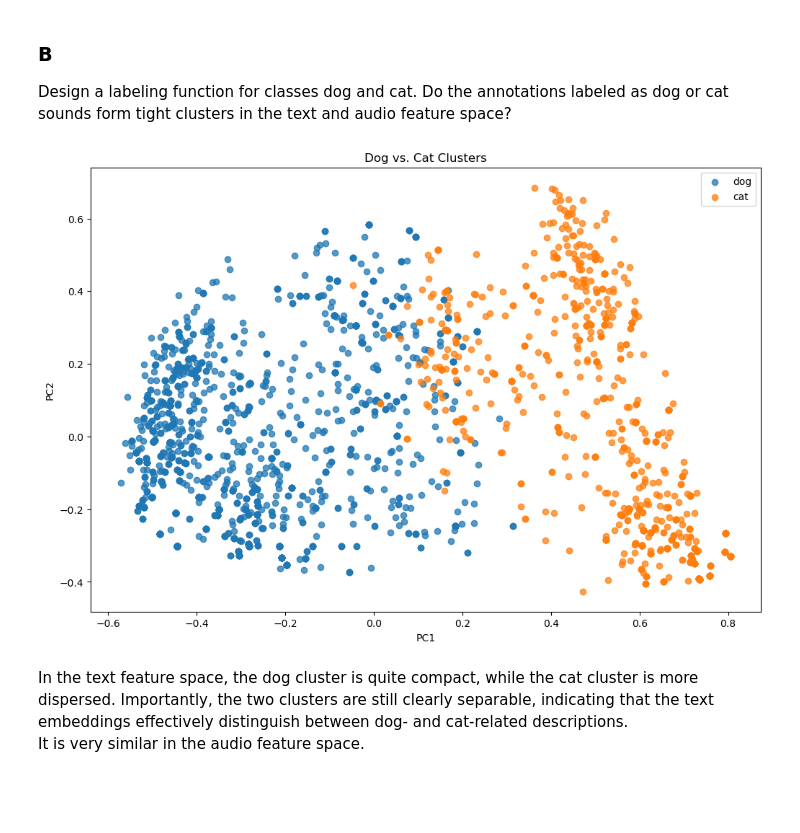
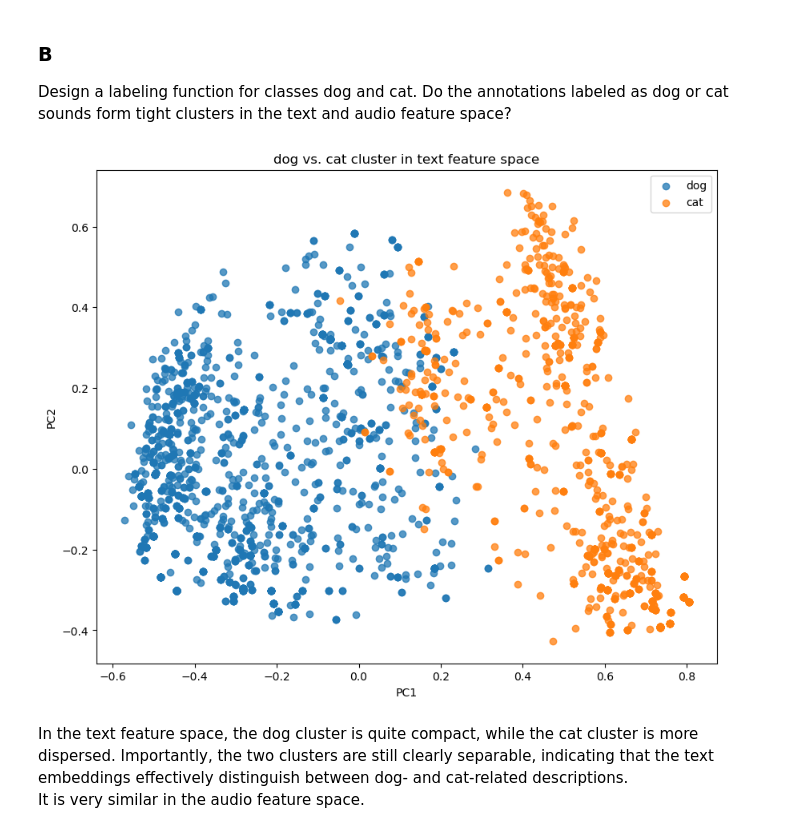
Before and after one commit to ChristophLasinger/MPLC_Team_Unequaled, a Jupyter notebook: text_features.ipynb, the cells around one changed output. Saved outputs shown, nothing was run; the diff lists cells and outputs as text; code cells hidden in the pictures; blank space fills up the shorter version.

Commit message:
finish text features notebook

```diff
--- a/text_features.ipynb
+++ b/text_features.ipynb
@@ -66,7 +66,7 @@ form tight clusters in the text and audio feature space?
 # %%
 def label_dog(text: str) -> str:
     text = text.lower()
-    if 'dog' in text or 'dog' in text:
+    if 'dog' in text or 'dogs' in text:
         return True
     return False
 
@@ -91,20 +91,20 @@ filtered_df = annotations_df[annotations_df['animal_label'].notnull()]
 # %%
 X = annotations_embeddings[filtered_df.index]
 y = filtered_df["animal_label"]
 pca2 = PCA(n_components=2)
 X_pca = pca2.fit_transform(X)
 
-plt.figure(figsize=(12, 8))
+plt.figure(figsize=(10, 8))
 for label in ["dog", "cat"]:
     idx = y == label
     plt.scatter(X_pca[idx, 0], X_pca[idx, 1], label=label, alpha=0.75)
 plt.legend()
-plt.title("Dog vs. Cat Clusters")
+plt.title("dog vs. cat cluster in text feature space")
 plt.xlabel("PC1")
 plt.ylabel("PC2")
 plt.show()
 # %% [output]
-[figure, old version]
+[figure, new version]
 # %% [markdown]
 In the text feature space, the dog cluster is quite compact, while the cat cluster is more dispersed. Importantly, the two clusters are still clearly separable, indicating that the text embeddings effectively distinguish between dog- and cat-related descriptions. <br>
 It is very similar in the audio feature space.
```
Also changed, not shown: parts of 6 cells of this notebook.
